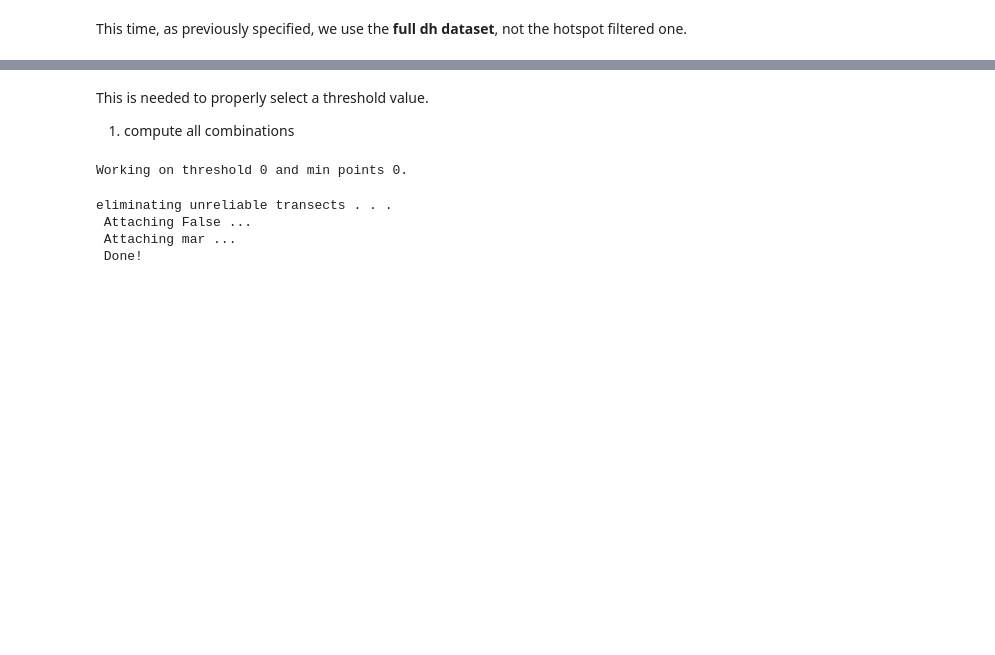
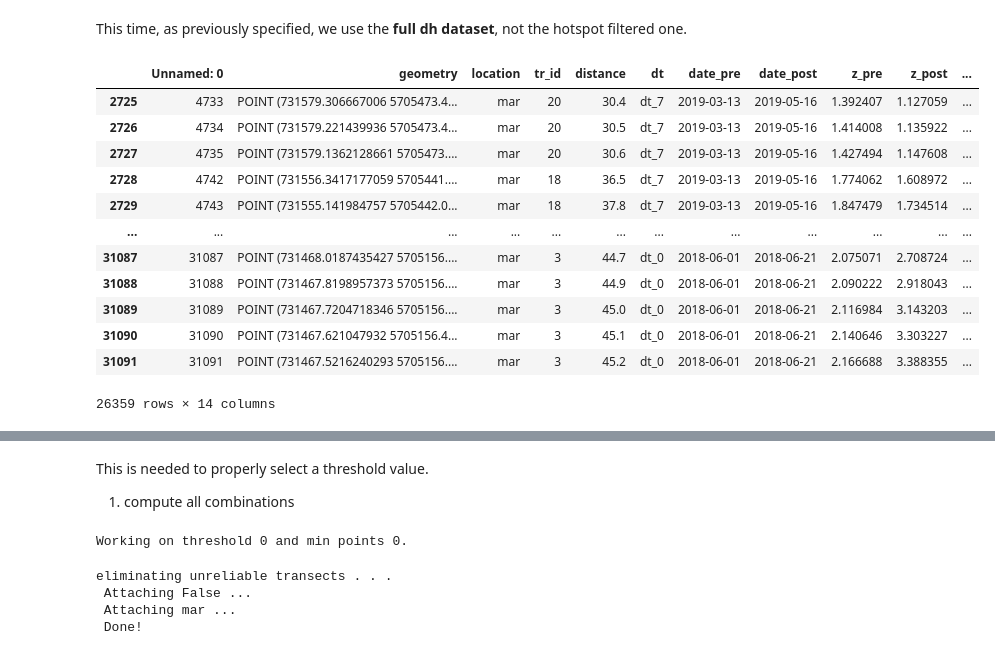
Before and after one commit to npucino/sandpyper, a Jupyter notebook: examples/Example_5b_Beachface Cluster Dynamics indices - transect level.ipynb, the cells around one changed output, grey strips where cells are left out. Cells and saved outputs as stored; diff of their text form; code cells hidden in the pictures; blank space fills up the shorter version.

```diff
--- a/examples/Example_5b_Beachface Cluster Dynamics indices - transect level.ipynb
+++ b/examples/Example_5b_Beachface Cluster Dynamics indices - transect level.ipynb
@@ -25,3 +53,20 @@ dataset=pd.read_csv(in_file)
+# %%
+dataset_mar=dataset.query("location=='mar'")
+dataset_mar
+# %% [output]
+|  | Unnamed: 0 | geometry | location | tr_id | distance | dt | date_pre | date_post | z_pre | z_post | ... |
+| 2725 | 4733 | POINT (731579.306667006 5705473.4... | mar | 20 | 30.4 | dt_7 | 2019-03-13 | 2019-05-16 | 1.392407 | 1.127059 | ... |
+| 2726 | 4734 | POINT (731579.221439936 5705473.4... | mar | 20 | 30.5 | dt_7 | 2019-03-13 | 2019-05-16 | 1.414008 | 1.135922 | ... |
+| 2727 | 4735 | POINT (731579.1362128661 5705473.... | mar | 20 | 30.6 | dt_7 | 2019-03-13 | 2019-05-16 | 1.427494 | 1.147608 | ... |
+| 2728 | 4742 | POINT (731556.3417177059 5705441.... | mar | 18 | 36.5 | dt_7 | 2019-03-13 | 2019-05-16 | 1.774062 | 1.608972 | ... |
+| 2729 | 4743 | POINT (731555.141984757 5705442.0... | mar | 18 | 37.8 | dt_7 | 2019-03-13 | 2019-05-16 | 1.847479 | 1.734514 | ... |
+| ... | ... | ... | ... | ... | ... | ... | ... | ... | ... | ... | ... |
+| 31087 | 31087 | POINT (731468.0187435427 5705156.... | mar | 3 | 44.7 | dt_0 | 2018-06-01 | 2018-06-21 | 2.075071 | 2.708724 | ... |
+| 31088 | 31088 | POINT (731467.8198957373 5705156.... | mar | 3 | 44.9 | dt_0 | 2018-06-01 | 2018-06-21 | 2.090222 | 2.918043 | ... |
+| 31089 | 31089 | POINT (731467.7204718346 5705156.... | mar | 3 | 45.0 | dt_0 | 2018-06-01 | 2018-06-21 | 2.116984 | 3.143203 | ... |
+| 31090 | 31090 | POINT (731467.621047932 5705156.4... | mar | 3 | 45.1 | dt_0 | 2018-06-01 | 2018-06-21 | 2.140646 | 3.303227 | ... |
+| 31091 | 31091 | POINT (731467.5216240293 5705156.... | mar | 3 | 45.2 | dt_0 | 2018-06-01 | 2018-06-21 | 2.166688 | 3.388355 | ... |
+26359 rows × 14 columns
 # %%
 weights_dict={"ee":1,"ed":1,
         "he":1,"hd":1,
```
Also changed, not shown: parts of 7 cells of this notebook, 7 other files.
